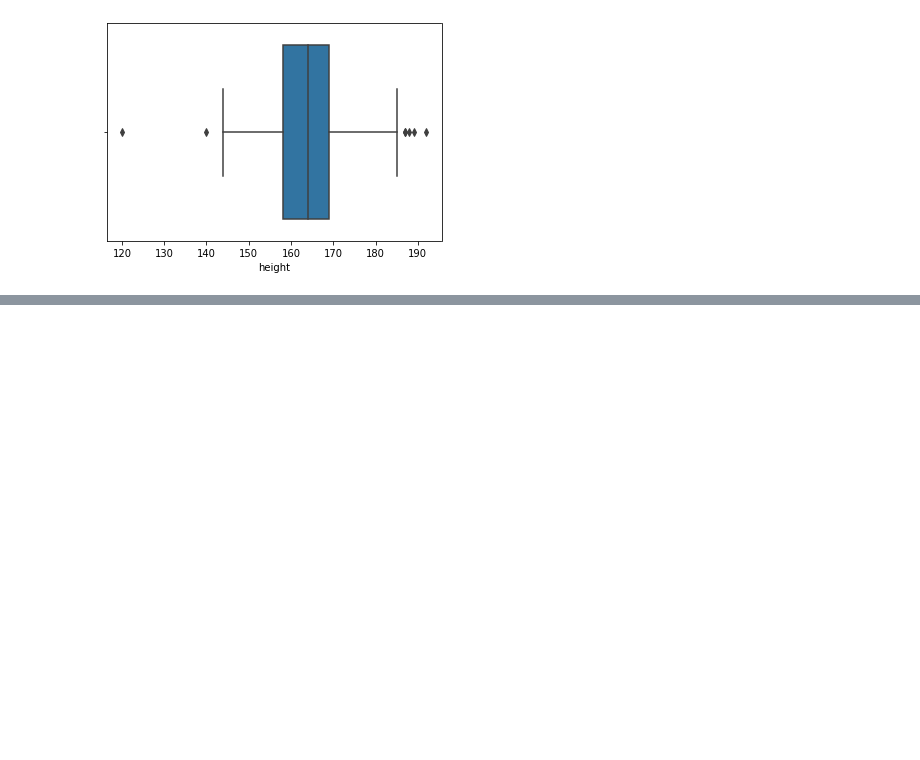
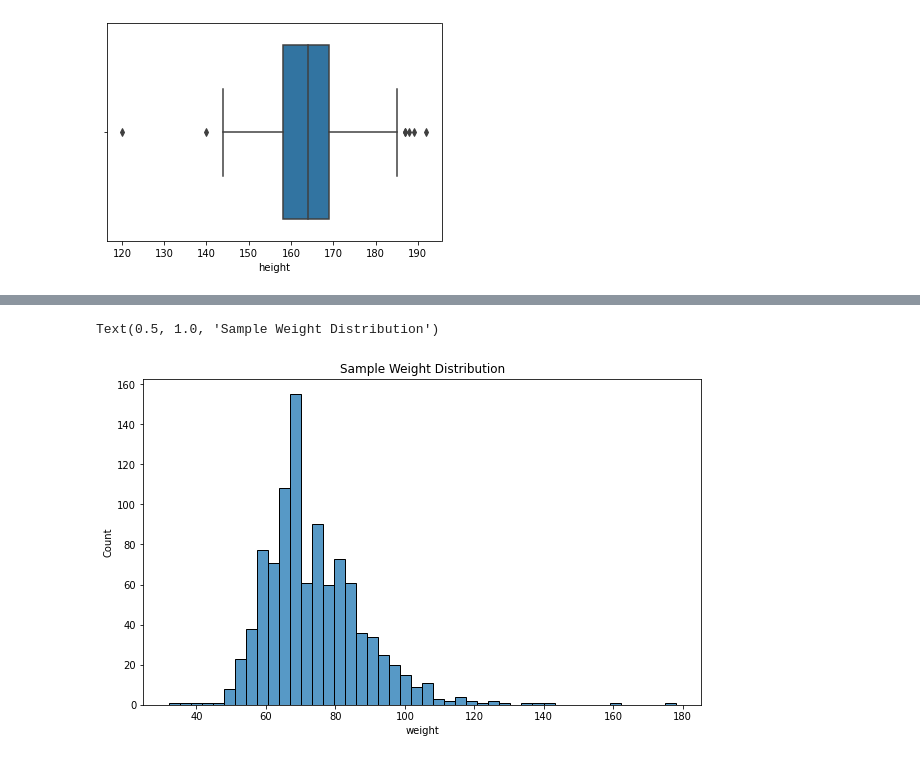
Before and after one commit to quicksilverri/statistics, a Jupyter notebook: statistics.ipynb, the cells around one changed output, grey strips where cells are left out. Saved outputs shown, nothing was run; the diff lists cells and outputs as text; code cells hidden in the pictures; blank space fills up the shorter version.

```diff
--- a/statistics.ipynb
+++ b/statistics.ipynb
@@ -151,0 +197,7 @@ sns.boxplot(sample.height)
+# %%
+plt.figure(figsize=(10, 6))
+sns.histplot(sample.weight)
+plt.title('Sample Weight Distribution')
+# %% [output]
+Text(0.5, 1.0, 'Sample Weight Distribution')
+[figure, added]
```
Also changed, not shown: parts of 26 cells of this notebook.
